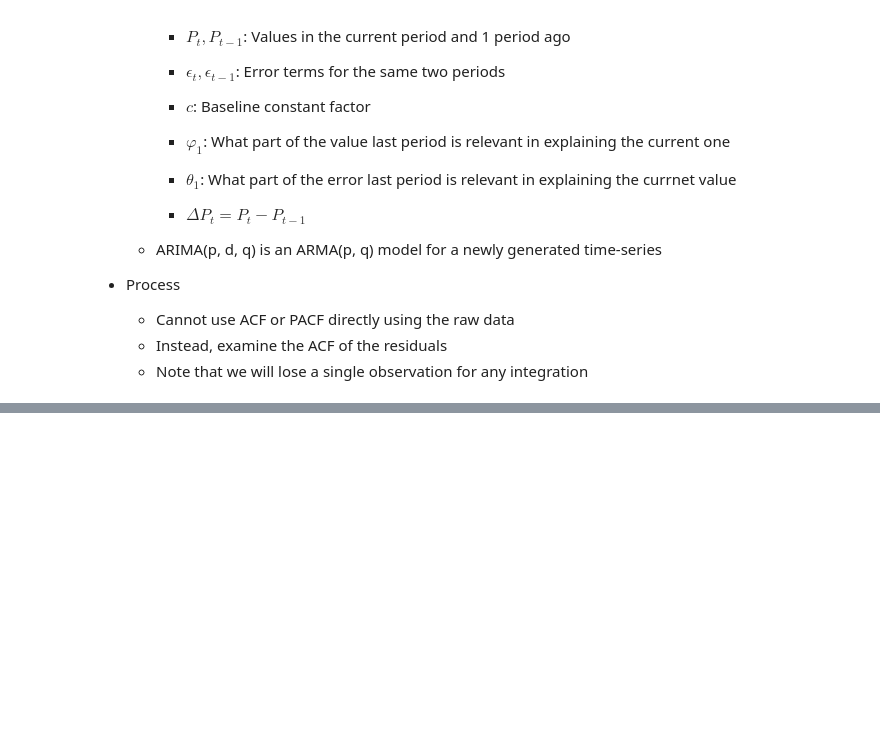
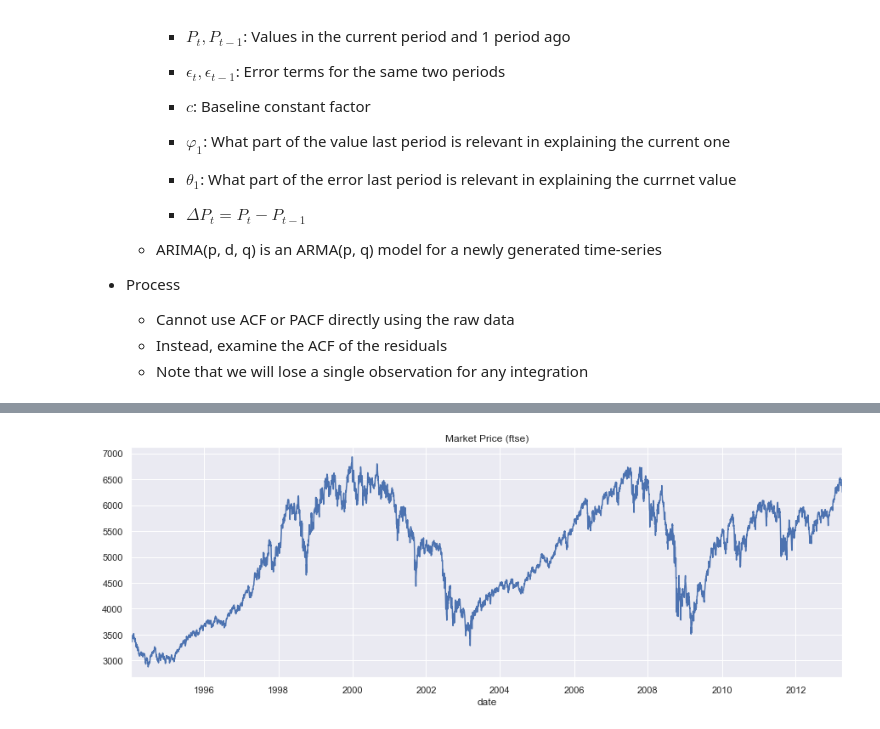
Before and after one commit to mkang32/snp500-analysis, a Jupyter notebook: notebooks/6.the_ARIMA_model.ipynb, the cells around one changed output, grey strips where cells are left out. Drawn from its saved outputs; the diff is of its cells as text; code cells hidden in the pictures; blank space fills up the shorter version.

```diff
--- a/notebooks/6.the_ARIMA_model.ipynb
+++ b/notebooks/6.the_ARIMA_model.ipynb
@@ -59,0 +73,14 @@
+# %%
+raw_csv_data = pd.read_csv('../data/Index2018.csv')
+df_comp = raw_csv_data.copy()
+df_comp.date = pd.to_datetime(df_comp.date, dayfirst=True)
+df_comp.set_index("date", inplace=True)
+df_comp = df_comp.asfreq('b')
+df_comp = df_comp.fillna(method='ffill')
+# %%
+df_comp['market_value'] = df_comp.ftse
+# %%
+size = int(len(df_comp) * 0.8)
+df, df_test = df_comp.iloc[:size].copy(), df_comp.iloc[size:].copy()
+# %%
+df['returns'] = df.market_value.pct_change(1) * 100
@@ -59,0 +114,6 @@
+# %%
+df.market_value.plot(figsize=(15, 5))
+plt.title("Market Price (ftse)")
+plt.show()
+# %% [output]
+[figure, added]
```
Also changed, not shown: parts of 18 cells of this notebook.
